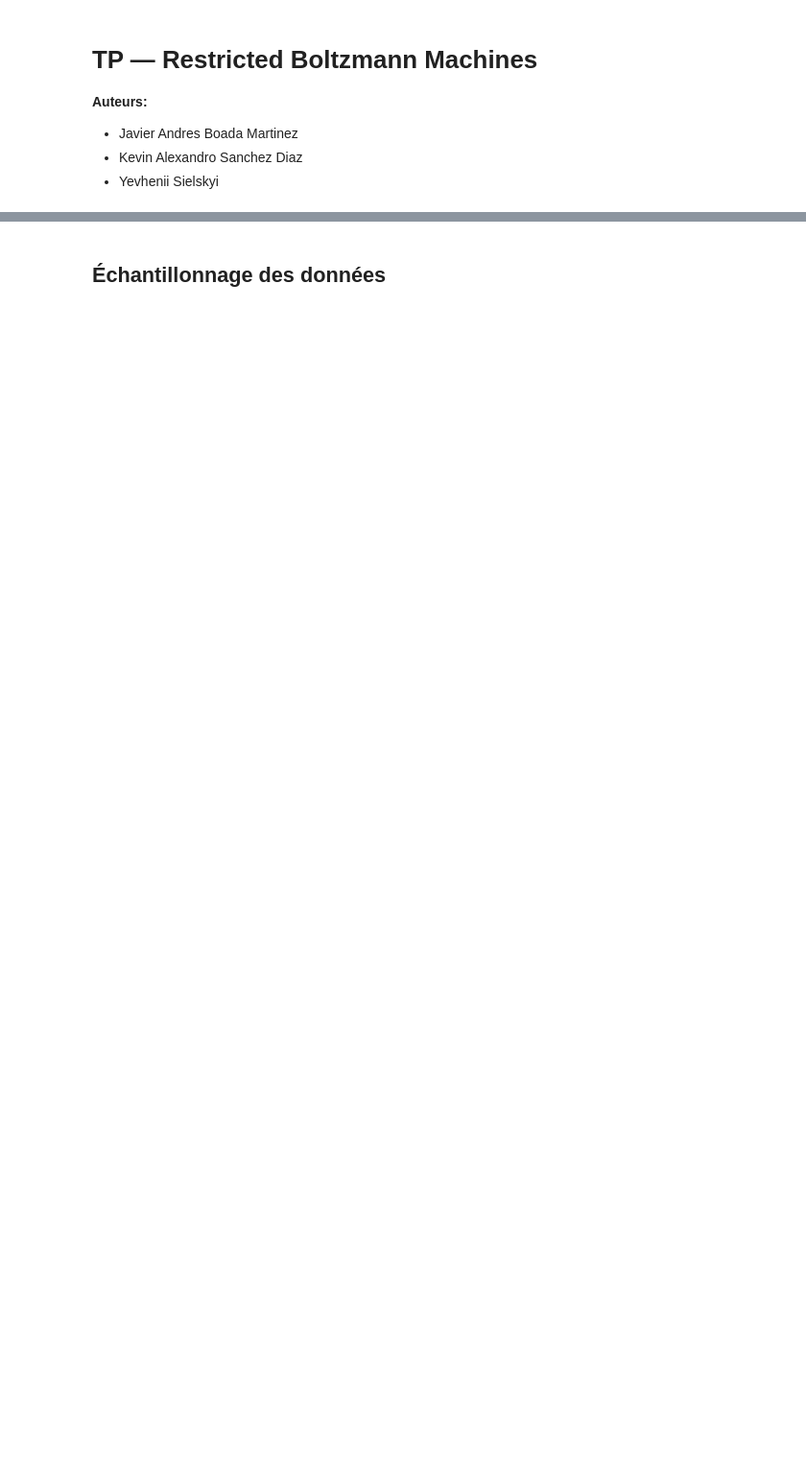
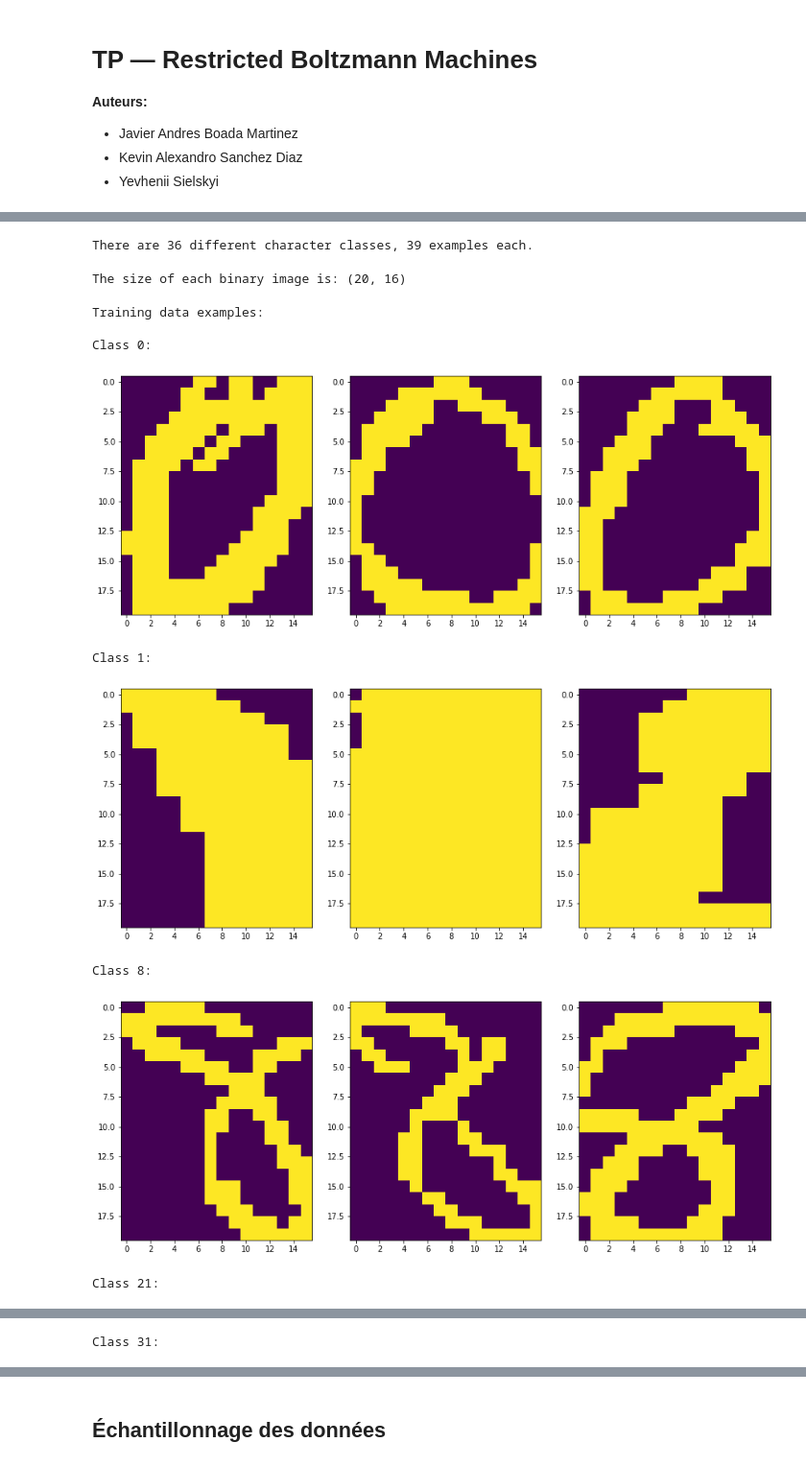
Before and after one commit to EugeneSel/RestrictedBoltzmannMachines, a Jupyter notebook: sielskyi_tp_rbm.ipynb, the cells around one changed output, grey strips where cells are left out. Shown: that part at 96% size. Saved outputs shown, nothing was run; the diff lists cells and outputs as text; code cells hidden in the pictures; blank space fills up the shorter version.

Commit message:
Refactored notebook, added MNIST data

```diff
--- a/sielskyi_tp_rbm.ipynb
+++ b/sielskyi_tp_rbm.ipynb
@@ -8,0 +11,6 @@
+# %%
+import scipy.io
+import numpy as np
+from matplotlib import pyplot as plt
+
+alphadigits = scipy.io.loadmat('data/binaryalphadigs.mat')
@@ -8,0 +19,58 @@
+# %%
+# 10 digits and 26 handwritten letters (A-Z),
+# 39 examples of each class:
+print(f"There are {alphadigits['dat'].shape[0]} different character classes, "
+      f"{alphadigits['dat'].shape[1]} examples each.")
+# %% [output]
+There are 36 different character classes, 39 examples each.
+# %%
+# The dimensions of each image:
+print(f"The size of each binary image is: {alphadigits['dat'][0, 0].shape}")
+# %% [output]
+The size of each binary image is: (20, 16)
+# %%
+# Number of random classes to output:
+nb_classes_to_show = 5
+# Examples per class to show:
+nb_samples_per_class = 3
+
+# Images to show in one row:
+nb_imgs_per_row = 3
+# Number of rows:
+nb_rows = nb_samples_per_class // nb_imgs_per_row + 1 \
+            if nb_samples_per_class % nb_imgs_per_row \
+            else nb_samples_per_class // nb_imgs_per_row
+
+# Randomly choose some classes (their indices):
+class_indices = np.sort(np.random.choice(
+    range(alphadigits['dat'].shape[0]),
+    size=nb_classes_to_show
+))
+
+# Output some images:
+print("Training data examples:")
+for class_index in class_indices:
+    print(f"\nClass {class_index}:")
+
+    # Choose random samples:
+    example_indices = np.random.choice(
+        range(alphadigits['dat'].shape[1]),
+        size=nb_samples_per_class
+    )
+
+    # Output chosen class images:
+    plt.figure(figsize=(5 * nb_imgs_per_row, 6 * nb_rows))
+    for i, image in enumerate(alphadigits['dat'][class_index, example_indices], 1):
+        plt.subplot(nb_rows, nb_imgs_per_row, i)
+        plt.imshow(image)
+    plt.show()
+# %% [output]
+Training data examples:
+
+Class 0:
+[figure, added]
+Class 1:
+[figure, added]
+Class 8:
+[figure, added]
+Class 21:
@@ -8,0 +78 @@
+Class 31:
```
Also changed, not shown: parts of 22 cells of this notebook, 3 other files.
